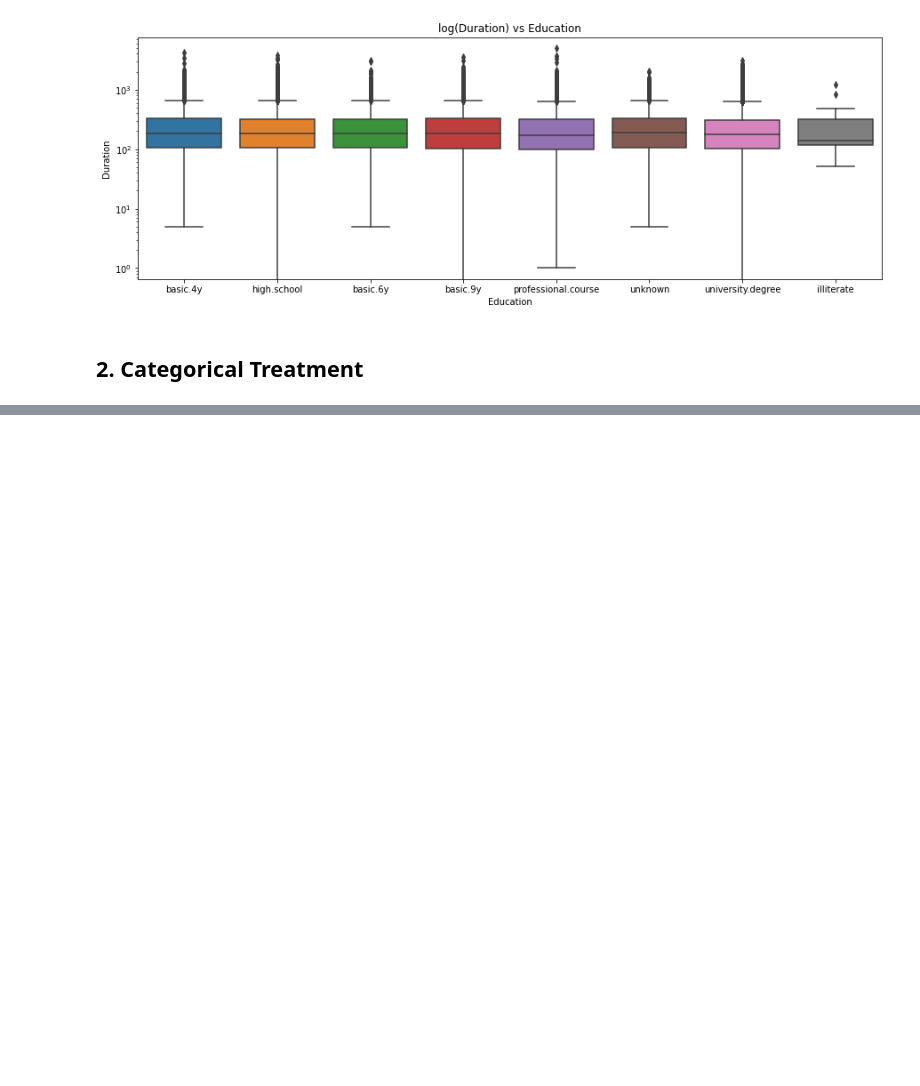
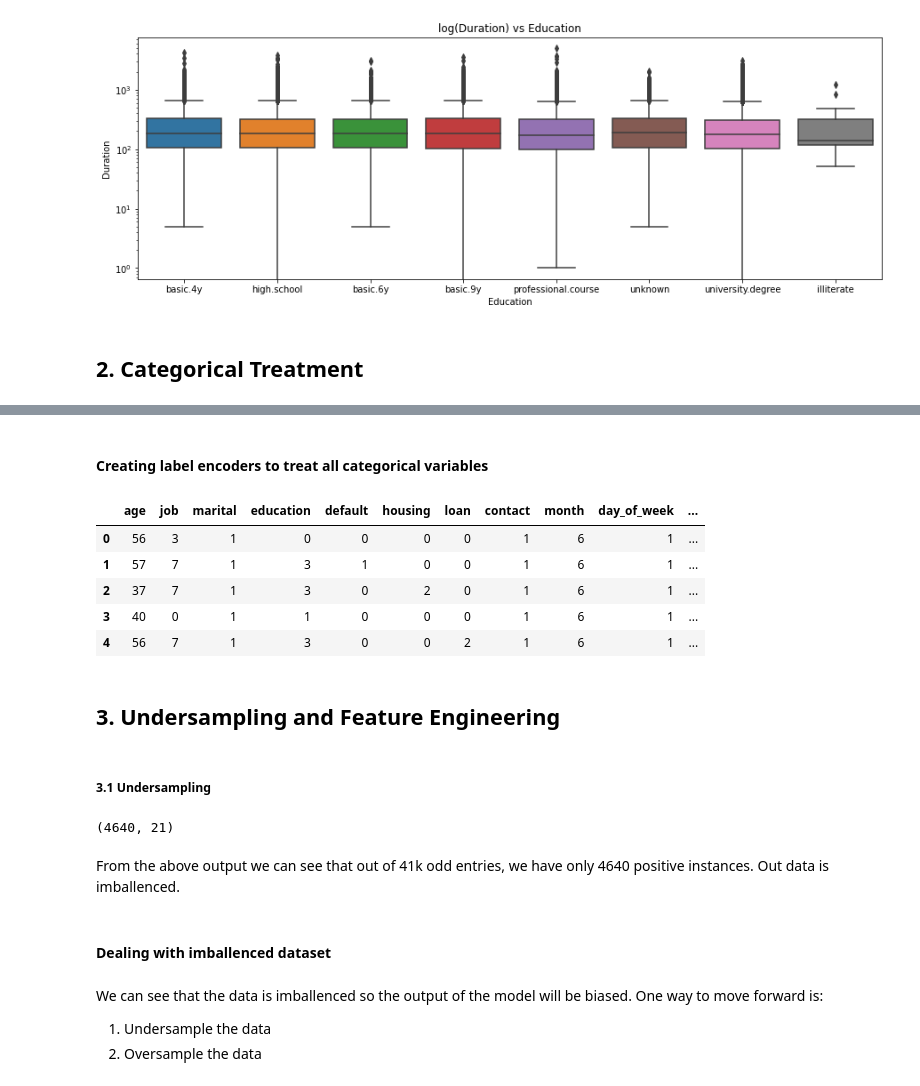
Before and after one commit to kaushik-holla/Bank-Marketing, a Jupyter notebook: Bank Marketing Analysis and Modeling.ipynb, the cells around one changed output, grey strips where cells are left out. Saved outputs shown, nothing was run; the diff lists cells and outputs as text; code cells hidden in the pictures; blank space fills up the shorter version.

Commit message:
Feature engineering

```diff
--- a/Bank Marketing Analysis and Modeling.ipynb
+++ b/Bank Marketing Analysis and Modeling.ipynb
@@ -66,5 +65,5 @@ Y = (df['y'] == 'Yes')*1
 # %%
-df.drop('y', axis = 1, inplace = True)
+# df.drop('y', axis = 1, inplace = True)
 # %%
 print(df.head())
 # %% [output]
@@ -340,0 +367,26 @@ Text(0.5, 1.0, 'log(Duration) vs Education')
+# %% [markdown]
+#### Creating label encoders to treat all categorical variables
+# %%
+labelencoder_X = LabelEncoder()
+# %%
+df["job"] = labelencoder_X.fit_transform(df["job"])
+df["marital"] = labelencoder_X.fit_transform(df["marital"])
+df["education"] = labelencoder_X.fit_transform(df["education"])
+df["default"] = labelencoder_X.fit_transform(df["default"])
+df["housing"] = labelencoder_X.fit_transform(df["housing"])
+df["loan"] = labelencoder_X.fit_transform(df["loan"])
+df["contact"] = labelencoder_X.fit_transform(df["contact"])
+df["month"] = labelencoder_X.fit_transform(df["month"])
+df["day_of_week"] = labelencoder_X.fit_transform(df["day_of_week"])
+df["poutcome"] = labelencoder_X.fit_transform(df["poutcome"])
+# %%
+# For dataframes to display all the columns in the output
+pd.set_option('max_columns', None)
+df.head()
+# %% [output]
+|  | age | job | marital | education | default | housing | loan | contact | month | day_of_week | ... |
+| 0 | 56 | 3 | 1 | 0 | 0 | 0 | 0 | 1 | 6 | 1 | ... |
+| 1 | 57 | 7 | 1 | 3 | 1 | 0 | 0 | 1 | 6 | 1 | ... |
+| 2 | 37 | 7 | 1 | 3 | 0 | 2 | 0 | 1 | 6 | 1 | ... |
+| 3 | 40 | 0 | 1 | 1 | 0 | 0 | 0 | 1 | 6 | 1 | ... |
+| 4 | 56 | 7 | 1 | 3 | 0 | 0 | 2 | 1 | 6 | 1 | ... |
@@ -340,0 +395,16 @@ Text(0.5, 1.0, 'log(Duration) vs Education')
+# %% [markdown]
+## 3. Undersampling and Feature Engineering
+# %% [markdown]
+##### 3.1 Undersampling
+# %%
+df[df['y'] == 1].shape
+# %% [output]
+(4640, 21)
+# %% [markdown]
+From the above output we can see that out of 41k odd entries, we have only 4640 positive instances. Out data is imballenced.
+# %% [markdown]
+#### Dealing with imballenced dataset
+# %% [markdown]
+We can see that the data is imballenced so the output of the model will be biased. One way to move forward is:
+1. Undersample the data
+2. Oversample the data
```
Also changed, not shown: parts of 28 cells of this notebook.
